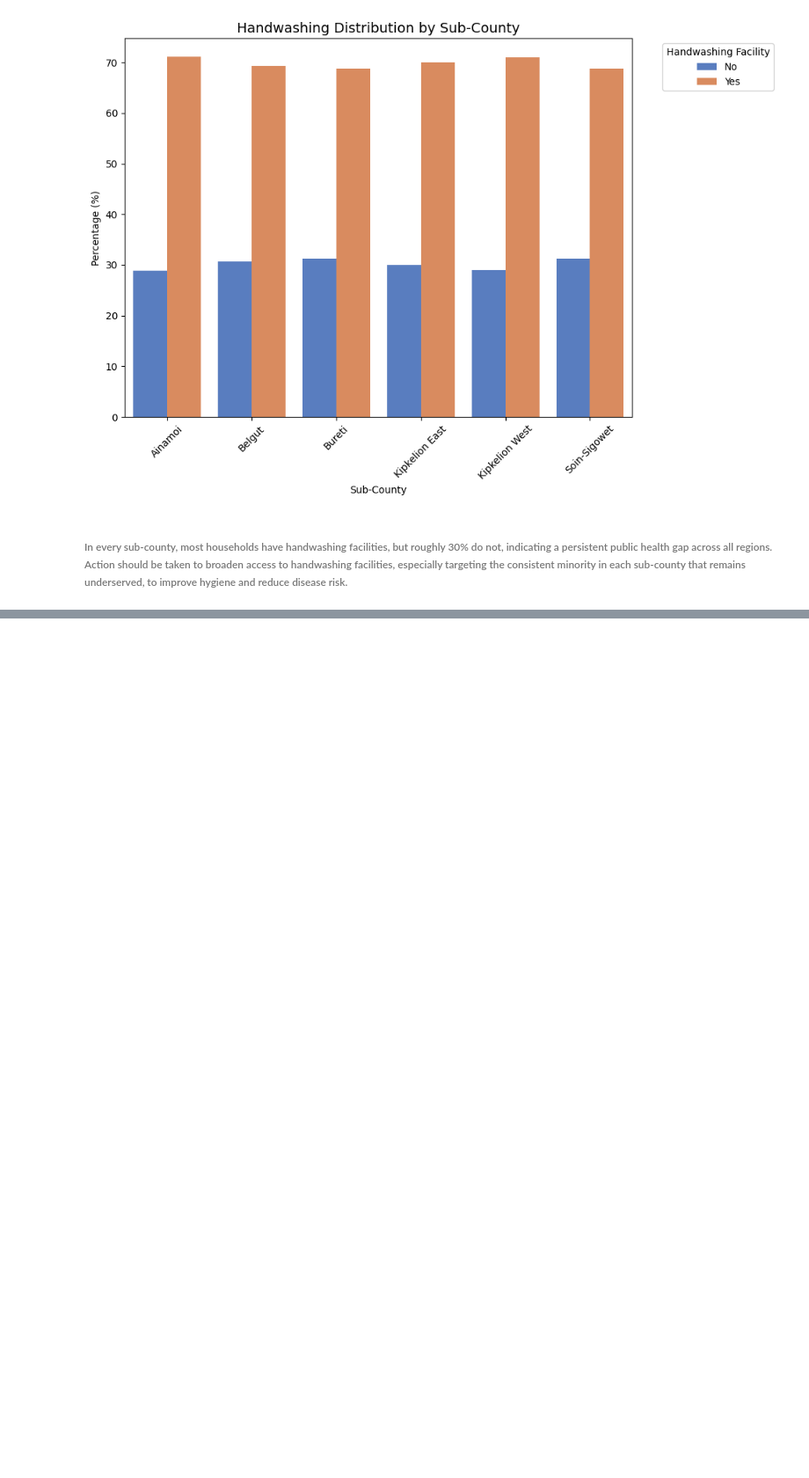
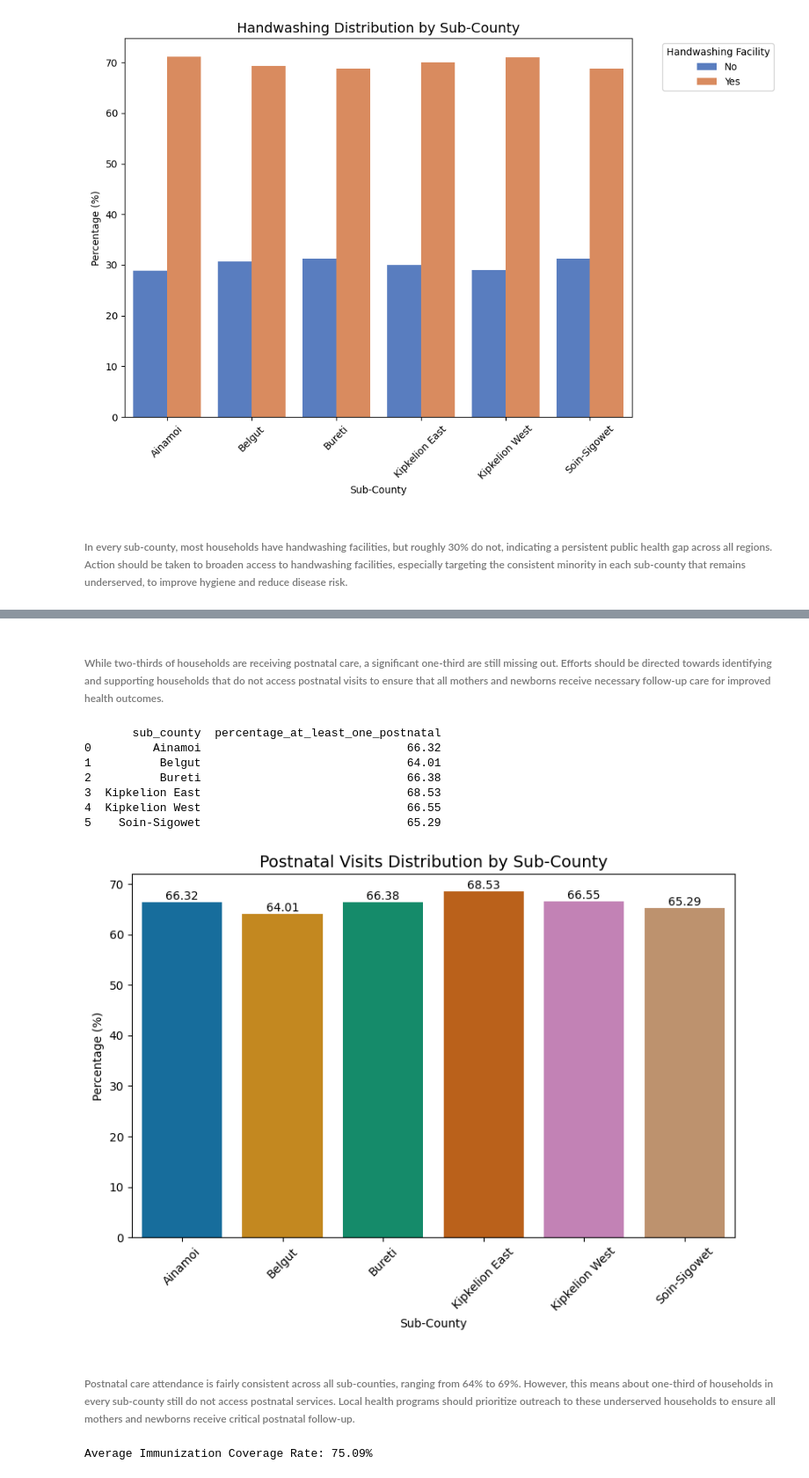
Before and after one commit to gilbertbett/Healthcare-Analytics, a Jupyter notebook: keph_level_1_kericho/keph_level_1_kericho_notebook.ipynb, the cells around one changed output, grey strips where cells are left out. Shown: that part at 88% size. Saved outputs shown, nothing was run; the diff lists cells and outputs as text; code cells hidden in the pictures; blank space fills up the shorter version.

```diff
--- a/keph_level_1_kericho/keph_level_1_kericho_notebook.ipynb
+++ b/keph_level_1_kericho/keph_level_1_kericho_notebook.ipynb
@@ -385,0 +518,46 @@ plt.show()
+# %% [markdown]
+###### While two-thirds of households are receiving postnatal care, a significant one-third are still missing out. Efforts should be directed towards identifying and supporting households that do not access postnatal visits to ensure that all mothers and newborns receive necessary follow-up care for improved health outcomes.
+# %%
+# Distribution of postnatal visits by sub-county
+percentage_postnatal_per_subcounty = (
+    main_df.groupby('sub_county')['postnatal_visit']
+    .apply(lambda x: (x >= 1).sum() / len(x) * 100)
+    .reset_index(name='percentage_at_least_one_postnatal')
+    .round(2)
+)
+print(percentage_postnatal_per_subcounty)
+
+plt.figure(figsize=(8,6))
+ax = sns.barplot(
+    data=percentage_postnatal_per_subcounty,
+    x='sub_county',
+    y='percentage_at_least_one_postnatal',
+    palette='colorblind',
+    hue='sub_county'
+    )
+plt.title('Postnatal Visits Distribution by Sub-County', fontsize=14)
+plt.xlabel('Sub-County')
+plt.ylabel('Percentage (%)')
+plt.xticks(rotation=45)
+plt.tight_layout()
+for container in ax.containers:
+    ax.bar_label(container, fontsize=10, label_type='edge')
+plt.show()
+# %% [output]
+       sub_county  percentage_at_least_one_postnatal
+0         Ainamoi                              66.32
+1          Belgut                              64.01
+2          Bureti                              66.38
+3  Kipkelion East                              68.53
+4  Kipkelion West                              66.55
+5    Soin-Sigowet                              65.29
+[figure, added]
+# %% [markdown]
+###### Postnatal care attendance is fairly consistent across all sub-counties, ranging from 64% to 69%. However, this means about one-third of households in every sub-county still do not access postnatal services. Local health programs should prioritize outreach to these underserved households to ensure all mothers and newborns receive critical postnatal follow-up.
+# %%
+# Overall average immunization coverage rates
+
+avg_immunization_coverage = main_df['immunization_coverage'].mean().round(2)
+print(f'Average Immunization Coverage Rate: {avg_immunization_coverage}%')
+# %% [output]
+Average Immunization Coverage Rate: 75.09%
```
Also changed, not shown: parts of 17 cells of this notebook.
